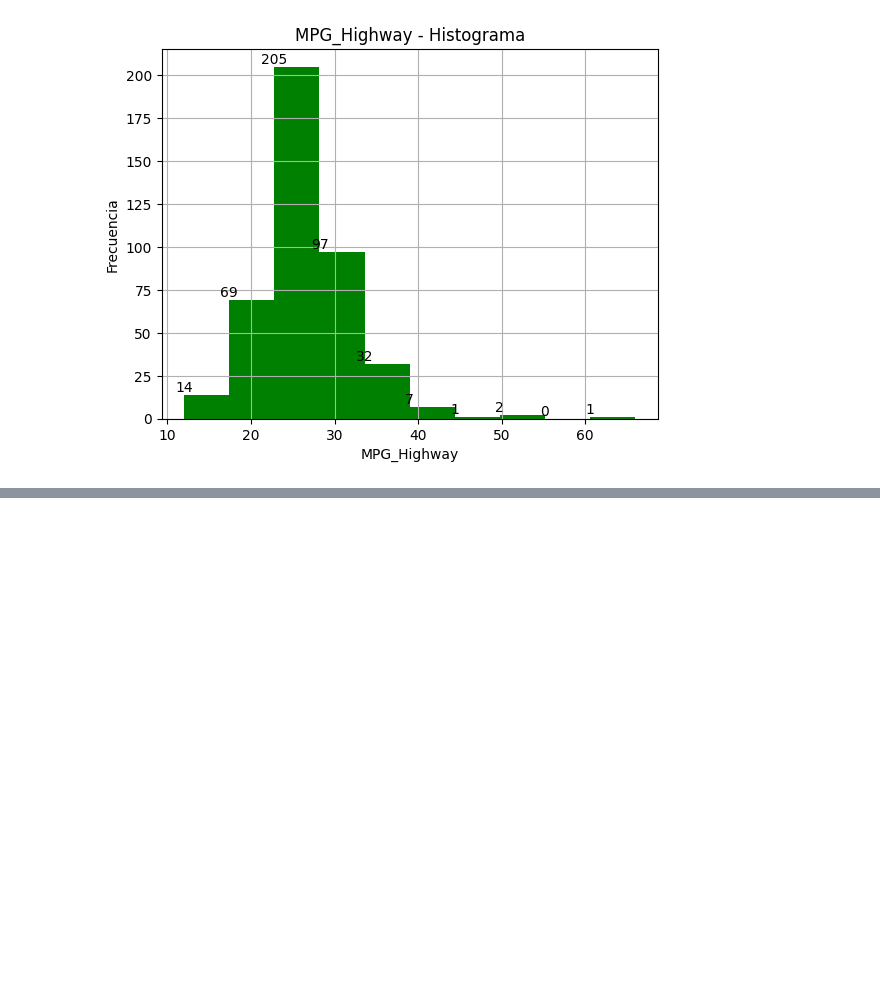
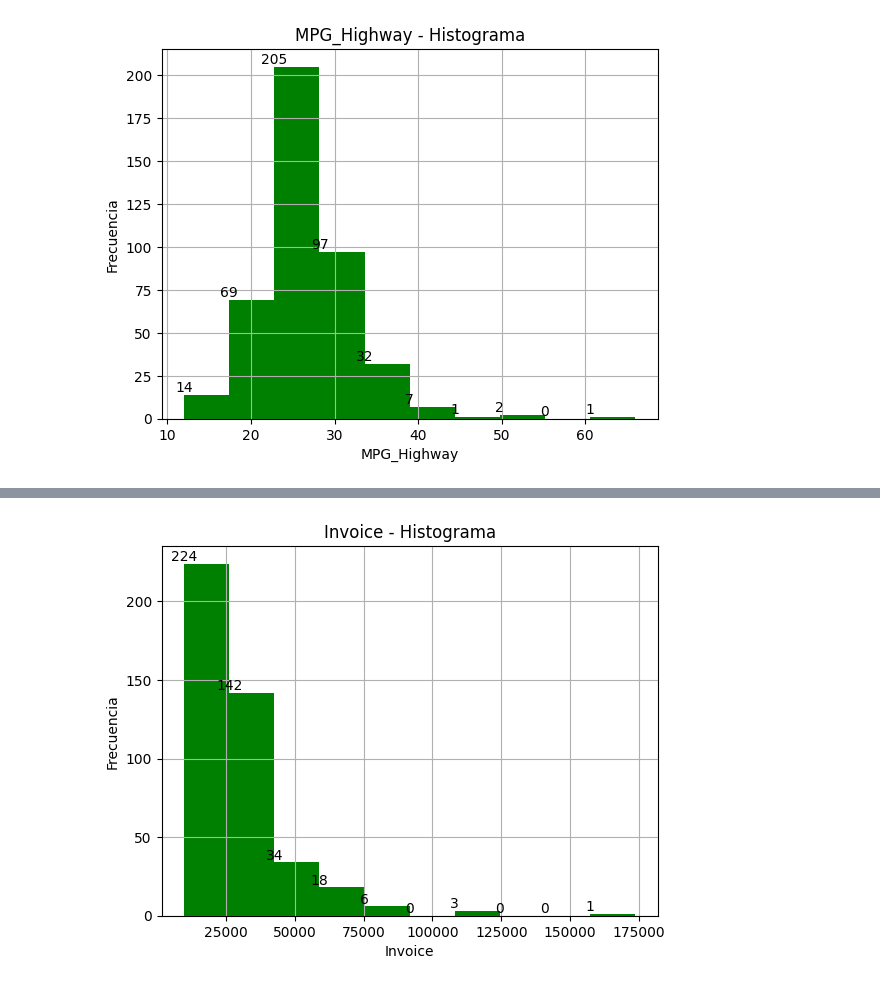
Before and after one commit to MiguelRiosT/Estadistica3_2023-2, a Jupyter notebook: Tarea1/src/notebook/Punto3.ipynb, the cells around one changed output, grey strips where cells are left out. Saved outputs shown, nothing was run; the diff lists cells and outputs as text; code cells hidden in the pictures; blank space fills up the shorter version.

```diff
--- a/Tarea1/src/notebook/Punto3.ipynb
+++ b/Tarea1/src/notebook/Punto3.ipynb
@@ -113,6 +113,14 @@ Weight         0
 Wheelbase      0
 Length         0
 dtype: int64
+# %%
+#Para más adelante necesitamos realizar un histograma con las variables numericas
+#MSRP e Invoice, por lo que debemos corregir el formato en el que están
+# Convertir las columnas de moneda a valores numéricos
+currency_columns = ['MSRP', 'Invoice']
+
+for col in currency_columns:
+    df[col] = df[col].replace('[\$,]', '', regex=True).astype(float)
 # %% [markdown]
 ## 3.1.1 Para las variables categóricas un gráfico de barras
 # %% [markdown]
@@ -299,0 +314,11 @@ plt.show()
+# %%
+hist = plt.hist(df["Invoice"], bins=10, color='green')
+for i in range(len(hist[0])):
+    plt.text(hist[1][i], hist[0][i], str(int(hist[0][i])), ha='center', va='bottom')
+plt.title('Invoice - Histograma')
+plt.xlabel('Invoice')
+plt.ylabel('Frecuencia')
+plt.grid(True)
+plt.show()
+# %% [output]
+[figure, added]
```
Also changed, not shown: parts of 5 cells of this notebook.
